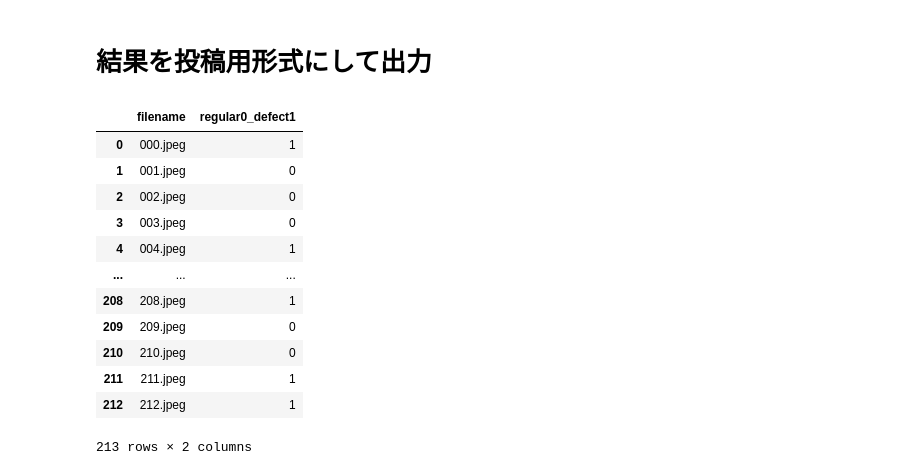
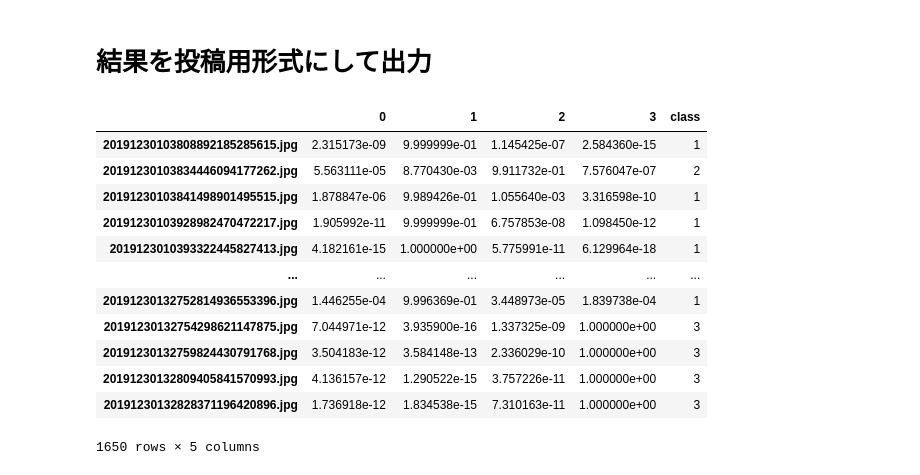
Before and after one commit to atakeuchi/signate_lemon, a Jupyter notebook: model.ipynb, the cells around one changed output. Cells and saved outputs as stored; diff of their text form; code cells hidden in the pictures.

```diff
--- a/model.ipynb
+++ b/model.ipynb
@@ -393,7 +402,7 @@ def val(model, dev, loader, crit):
             losses = torch.cat((losses,loss.unsqueeze(0)),dim=0)
         accuracy = accuracy_score(labels,preds)
         qk= cohen_kappa_score(labels,preds, weights='quadratic')
-    return torch.mean(losses).cpu(), accuracy, qk
+    return torch.mean(losses).cpu(), accuracy, qk, losses
 
 def plot_loss_acc(ax, datas, keys,title,yrange=None):
     ax.cla()
@@ -425,3 +451,13 @@ def save_training(output_path, model, optim=None, meta_dict=None):
+# %%
+train_sampler = WeightedRandomSampler(weights=w, num_samples=2000)
+train_loader = torch.utils.data.DataLoader(
+    train_dataset,
+    batch_size=model_params['BATCH_SIZE'],
+    shuffle=True,
+    num_workers=0,
+    sampler=train_sampler,
+    pin_memory=True,
+    worker_init_fn=worker_init_fn)
 # %%
 %%time
 plt.ion()
@@ -442,6 +478,29 @@ if SAVED_MODEL is None:
 
     cur_epoch = len(losses) + 1
     for step in range(cur_epoch, FINE_TUNE_EPOCHS + LINEAR_EVAL_EPOCHS):
+        train_loss,train_acc = train(model, device, train_loader, optimizer, crit, freeze_cnn=False)
+        val_loss,val_acc, val_qk, w = val(model, device, val_loader, crit)
+        losses.append({"train_loss":train_loss, "val_loss":val_loss, "train_acc":train_acc, "val_acc":val_acc, "val_qk":val_qk})
+        scheduler.step(val_loss)
+        if val_loss < best_loss:
+            best_loss = val_loss
+            torch.save(model.state_dict(),'best_model.pkl')
+            save_training(BEST_MODEL_NAME, model, meta_dict ={
+                "train_history": losses
+            })
+        neptune.log_metric('train_loss', train_loss)
+        neptune.log_metric('val_loss', val_loss)
+        neptune.log_metric('train_accuracy', train_acc)
+        neptune.log_metric('val_accuracy', val_acc)
+        neptune.log_metric('val_qk', val_qk)
+        neptune.log_artifact('best_model.pkl')
+
+        clear_output(wait = True)
+        plot_loss_acc(ax[0], losses, ["train_loss", "val_loss"], "Loss")
+        plot_loss_acc(ax[1], losses, ["train_acc", "val_acc", "val_qk"], "Accuracy", yrange=(0.6,1.0))
+        display(fig)
+else:
+  for step in range(cur_epoch, FINE_TUNE_EPOCHS + LINEAR_EVAL_EPOCHS):
         train_loss,train_acc = train(model, device, train_loader, optimizer, crit, freeze_cnn=False)
         val_loss,val_acc, val_qk = val(model, device, val_loader, crit)
         losses.append({"train_loss":train_loss, "val_loss":val_loss, "train_acc":train_acc, "val_acc":val_acc, "val_qk":val_qk})
@@ -517,27 +577,28 @@ Wall time: 5.84 s
 # %%
 import pandas as pd
 import datetime
 os.chdir('/content/drive/MyDrive/signate_lemon')
 filenames = [os.path.basename(p[0]) for p in test_dataset.imgs]
 pred_ft = np.logical_not(preds).astype(np.int)
-df = pd.DataFrame(zip(filenames, pred_ft), columns=["filename", "class"])
-df = df.sort_values("filename")
+df = pd.DataFrame(probs, index=filenames)
+df['class']=preds
 display(df)
-df.to_csv(f"submit_{datetime.datetime.now().strftime('%Y%m%d%H%M%S')}_{SEED}.csv", index=False, header=False)
-neptune.log_artifact('df')
+df["class"].to_csv(f"submit_{datetime.datetime.now().strftime('%Y%m%d%H%M%S')}_{SEED}.csv", index=True, header=False)
+df.to_csv('pred_prob.csv', index=True, header=True)
+neptune.log_artifact('pred_prob.csv')
 # %% [output]
-|  | filename | regular0_defect1 |
-| 0 | 000.jpeg | 1 |
-| 1 | 001.jpeg | 0 |
-| 2 | 002.jpeg | 0 |
-| 3 | 003.jpeg | 0 |
-| 4 | 004.jpeg | 1 |
-| ... | ... | ... |
-| 208 | 208.jpeg | 1 |
-| 209 | 209.jpeg | 0 |
-| 210 | 210.jpeg | 0 |
-| 211 | 211.jpeg | 1 |
-| 212 | 212.jpeg | 1 |
+|  | 0 | 1 | 2 | 3 | class |
+| 20191230103808892185285615.jpg | 2.315173e-09 | 9.999999e-01 | 1.145425e-07 | 2.584360e-15 | 1 |
+| 20191230103834446094177262.jpg | 5.563111e-05 | 8.770430e-03 | 9.911732e-01 | 7.576047e-07 | 2 |
+| 20191230103841498901495515.jpg | 1.878847e-06 | 9.989426e-01 | 1.055640e-03 | 3.316598e-10 | 1 |
+| 20191230103928982470472217.jpg | 1.905992e-11 | 9.999999e-01 | 6.757853e-08 | 1.098450e-12 | 1 |
+| 2019123010393322445827413.jpg | 4.182161e-15 | 1.000000e+00 | 5.775991e-11 | 6.129964e-18 | 1 |
+| ... | ... | ... | ... | ... | ... |
+| 20191230132752814936553396.jpg | 1.446255e-04 | 9.996369e-01 | 3.448973e-05 | 1.839738e-04 | 1 |
+| 20191230132754298621147875.jpg | 7.044971e-12 | 3.935900e-16 | 1.337325e-09 | 1.000000e+00 | 3 |
+| 20191230132759824430791768.jpg | 3.504183e-12 | 3.584148e-13 | 2.336029e-10 | 1.000000e+00 | 3 |
+| 20191230132809405841570993.jpg | 4.136157e-12 | 1.290522e-15 | 3.757226e-11 | 1.000000e+00 | 3 |
+| 20191230132828371196420896.jpg | 1.736918e-12 | 1.834538e-15 | 7.310163e-11 | 1.000000e+00 | 3 |
-213 rows × 2 columns
+1650 rows × 5 columns
 # %%
 neptune.stop()
```
Also changed, not shown: parts of 11 cells of this notebook.
